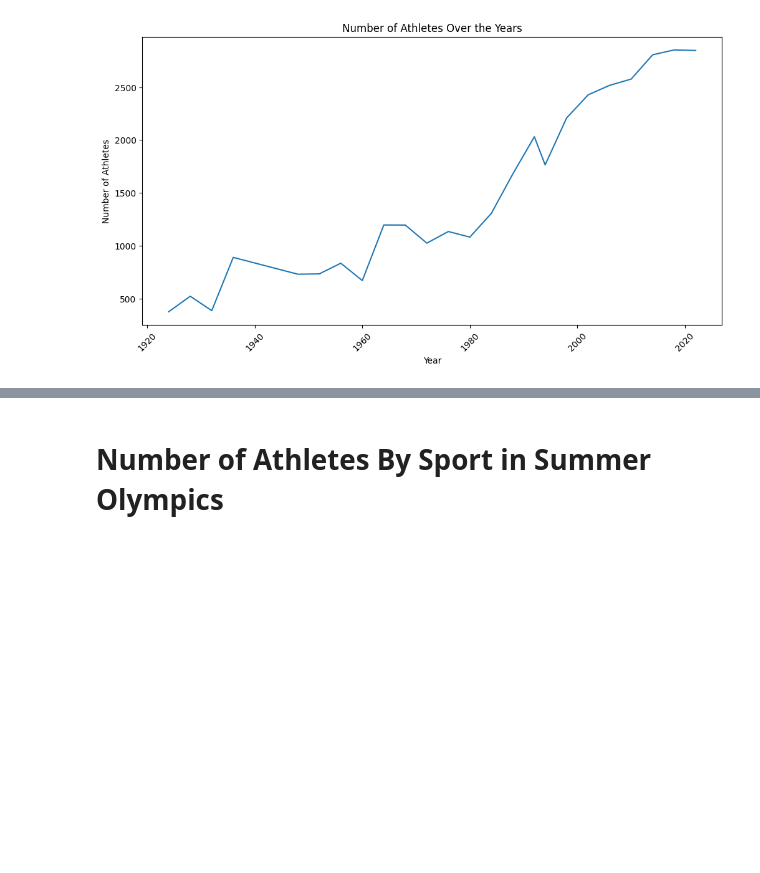
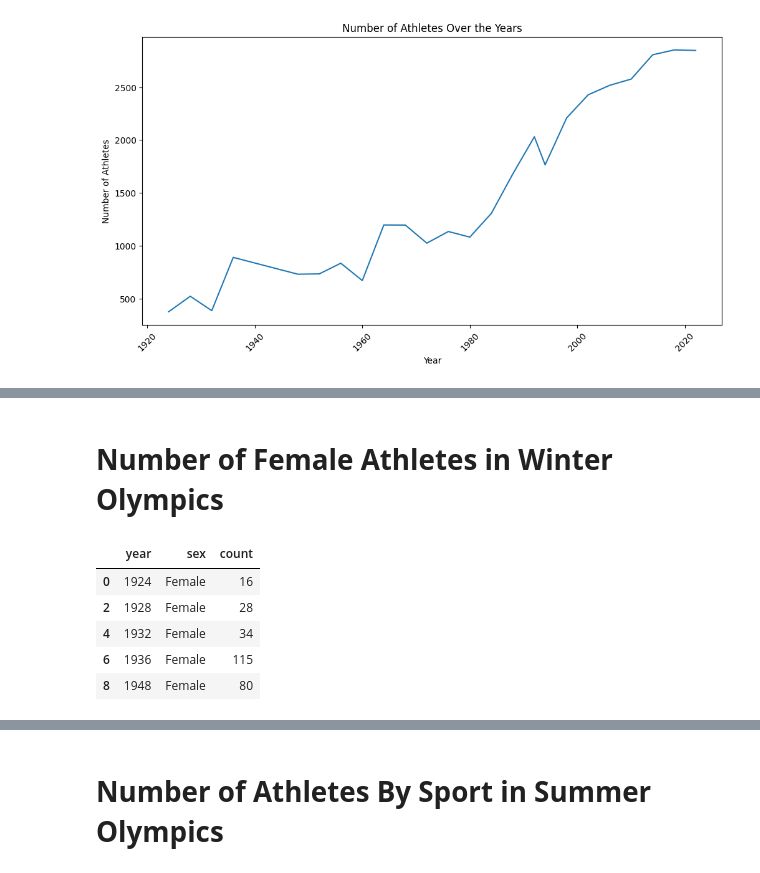
Before and after one commit to VishwajeetEkal/126-Years-Olympics, a Jupyter notebook: Basic_Descriptive_Statistics.ipynb, the cells around one changed output, grey strips where cells are left out. Saved outputs shown, nothing was run; the diff lists cells and outputs as text; code cells hidden in the pictures; blank space fills up the shorter version.

```diff
--- a/Basic_Descriptive_Statistics.ipynb
+++ b/Basic_Descriptive_Statistics.ipynb
@@ -201,0 +225,13 @@ plt.show()
+# %% [markdown]
+# **Number of Female Athletes in Winter Olympics**
+# %%
+gender_count = winter_df.groupby(['year', 'sex'])['athlete_id'].nunique().reset_index(name='count')
+gender_count = gender_count[gender_count['sex'] == 'Female']
+gender_count.head()
+# %% [output]
+|  | year | sex | count |
+| 0 | 1924 | Female | 16 |
+| 2 | 1928 | Female | 28 |
+| 4 | 1932 | Female | 34 |
+| 6 | 1936 | Female | 115 |
+| 8 | 1948 | Female | 80 |
```
Also changed, not shown: parts of 9 cells of this notebook.
